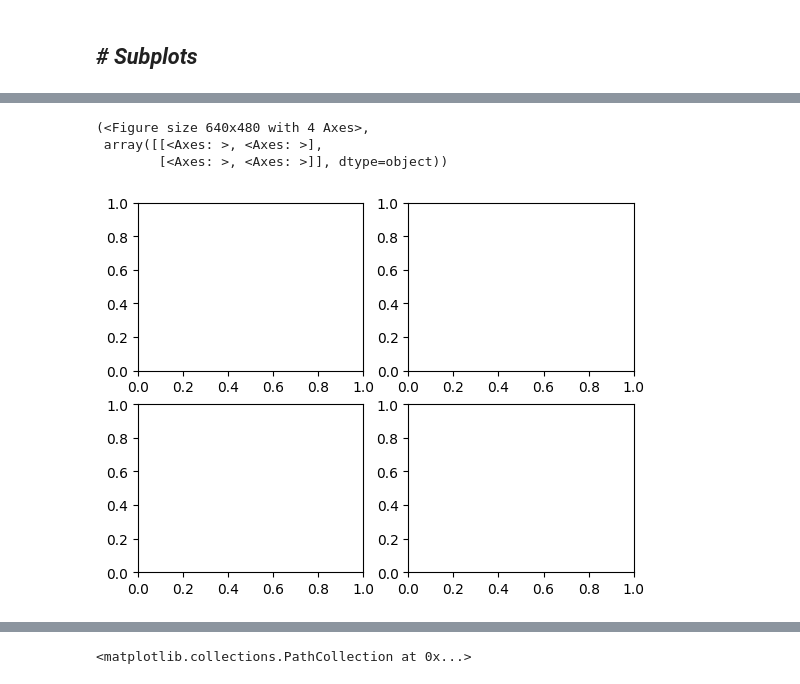
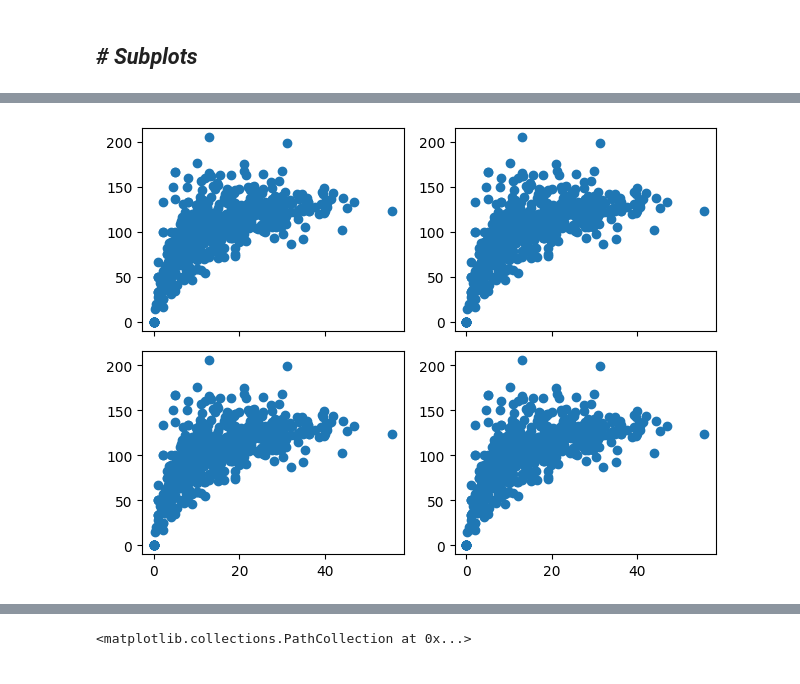
Before and after one commit to Kunalwagh107/n-python-numpy-pandas, a Jupyter notebook: Matplotlib_and_Seaborn.ipynb, the cells around one changed output, grey strips where cells are left out. Drawn from its saved outputs; the diff is of its cells as text; code cells hidden in the pictures.

```diff
--- a/Matplotlib_and_Seaborn.ipynb
+++ b/Matplotlib_and_Seaborn.ipynb
@@ -693,11 +665,18 @@ fig.show()
-# %%
-# can plot multiple graphs using this syntex
-
-plt.subplots(nrows=2,ncols=2)
-# defines the column and rows we want
-# -> returns 4 axis object and can index them like matrix -> as it is 2D
-# %% [output]
-(<Figure size 640x480 with 4 Axes>,
- array([[<Axes: >, <Axes: >],
-        [<Axes: >, <Axes: >]], dtype=object))
-[figure, removed]
+# %%
+# There are 2 ways to create subplots
+
+# 1 ->
+
+fig, ax = plt.subplots(nrows=2,ncols=2,sharex=True) # <- can define col and rows + fig size
+
+# and then we index ax and start adding plots by indexing ax (axis object)
+ax[0,0].scatter(bat['avg'],bat['strike_rate'])
+ax[0,1].scatter(bat['avg'],bat['strike_rate'])
+ax[1,0].scatter(bat['avg'],bat['strike_rate'])
+ax[1,1].scatter(bat['avg'],bat['strike_rate'])
+
+
+fig.tight_layout() # <-h_pad=3.0 this will add padding
+fig.show()
+# %% [output]
+[figure, added]
```
Also changed, not shown: parts of 56 cells of this notebook.
